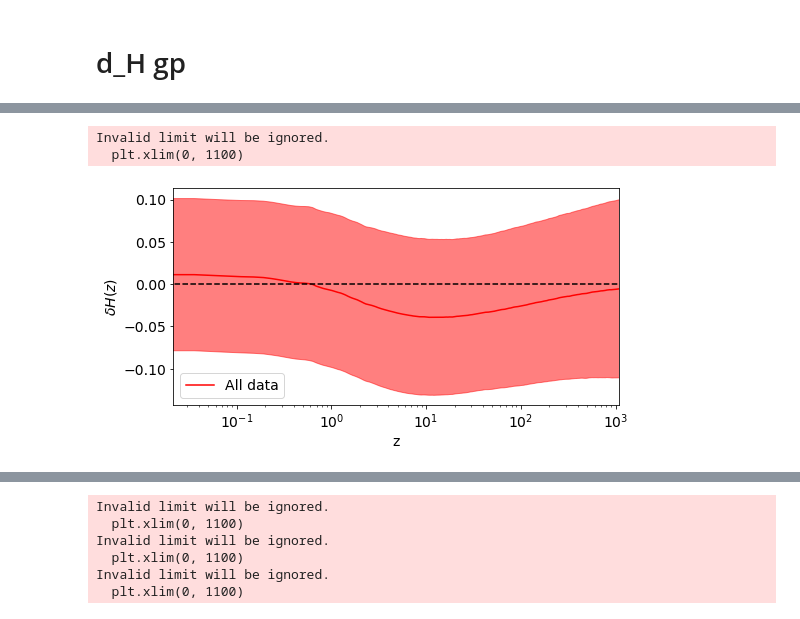
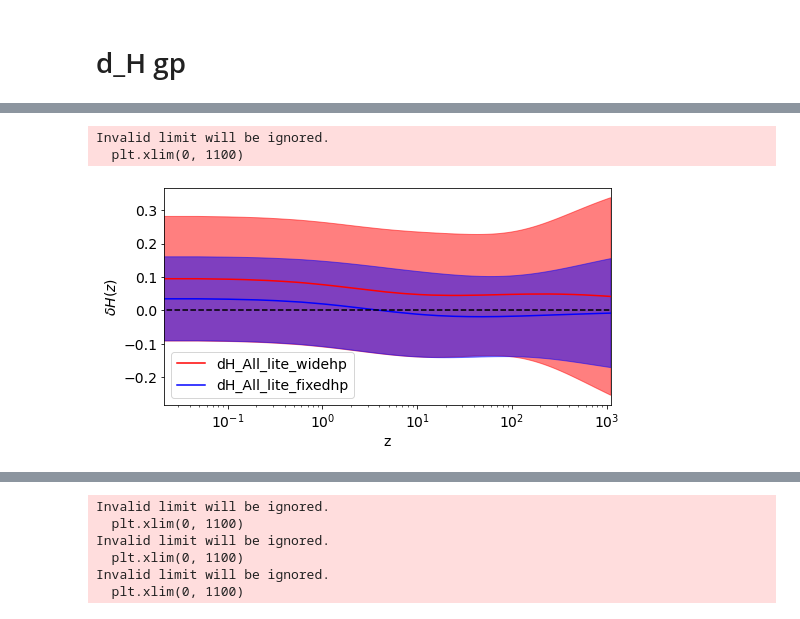
Before and after one commit to JaimeRZP/Growz, a Jupyter notebook: notebooks/plotting_clean.ipynb, the cells around one changed output, grey strips where cells are left out. Saved outputs shown, nothing was run; the diff lists cells and outputs as text; code cells hidden in the pictures.

```diff
--- a/notebooks/plotting_clean.ipynb
+++ b/notebooks/plotting_clean.ipynb
@@ -219,6 +219,10 @@ All_CMB_geo = np.load(os.path.join(path,'All_CMB_geo_Planck_3001_7001/samples.np
 #All = np.load(os.path.join(path,'All_Planck_3000_7000/samples.npz'))
 #All_gro = np.load(os.path.join(path,'All_gro_Planck_5000_3000/samples.npz'))
 DESI_CMB = np.load(os.path.join(path, 'DESI_CMB_Planck_3000_7000/samples.npz'))
+
+path = '/home/jaime/PhD/Growz/data/outputs/lite/'
+All_lite_fixedhp = np.load(os.path.join(path, "All_CMB_Planck_H_lite_fixedhp_3000_3000/samples.npz"))
+All_lite_widehp = np.load(os.path.join(path, "All_CMB_Planck_H_lite_widehp_3000_3000/samples.npz"))
 # %%
 print(np.mean(super_run['M']), '+-', np.std(super_run['M']))
 # %% [output]
@@ -695,4 +699,6 @@ dH_All_m, dH_All_s = get_m_s(All['DHz'])
 dH_All_CMB_NODSS_m, dH_All_CMB_NODSS_s = get_m_s(All_CMB_NODSS['DHz'])
 dH_LCDM_m, dH_LCDM_s = get_m_s(1-fiducial_LCDM['Hz']/np.mean(fiducial_LCDM['Hz'], 0))
 
+dH_All_lite_fixedhp_m, dH_All_lite_fixedhp_s = get_m_s(All_lite_fixedhp['DHz'])
+dH_All_lite_widehp_m, dH_All_lite_widehp_s = get_m_s(All_lite_widehp['DHz'])
 #Planck = data_class.Planck
@@ -699,23 +722,27 @@ dH_LCDM_m, dH_LCDM_s = get_m_s(1-fiducial_LCDM['Hz']/np.mean(fiducial_LCDM['Hz']
 # %%
 fig=plt.figure(figsize=(8,12))
 fig.subplots_adjust(hspace=0)
 ax1 = plt.subplot(311)
 
+plt.plot(All_lite_widehp["z_Hgp"],  dH_All_lite_widehp_m, color ='r', label='dH_All_lite_widehp')
+plt.fill_between(All_lite_widehp["z_Hgp"], dH_All_lite_widehp_m+dH_All_lite_widehp_s,
+                 dH_All_lite_widehp_m-dH_All_lite_widehp_s, color='r', alpha=.5)
 
-plt.plot(z_arr,  dH_All_CMB_m, color ='r', label='All data')
-plt.fill_between(z_arr, dH_All_CMB_m+dH_All_CMB_s,
-                 dH_All_CMB_m-dH_All_CMB_s, color='r', alpha=.5)
+plt.plot(All_lite_fixedhp["z_Hgp"],  dH_All_lite_fixedhp_m, color ='b', label='dH_All_lite_fixedhp')
+plt.fill_between(All_lite_fixedhp["z_Hgp"], dH_All_lite_fixedhp_m+dH_All_lite_fixedhp_s,
+                 dH_All_lite_fixedhp_m-dH_All_lite_fixedhp_s, color='b', alpha=.5)
+
 plt.plot(z_planck, np.zeros_like(z_planck), 'k--')
 
 plt.xscale('log')
 plt.xlim(0, 1100)
 #plt.ylim(-.04, .04)
 plt.xlabel("z", fontsize=14 )
 plt.ylabel(r"$ \delta H(z)$", fontsize=14)
 plt.legend(loc='lower left')
 plt.xticks(fontsize=14)
 plt.yticks(fontsize=14);
 # %% [output]
 Invalid limit will be ignored.
   plt.xlim(0, 1100)
-[figure, old version]
+[figure, new version]
```
Also changed, not shown: parts of 2 cells of this notebook, 16 other files.
